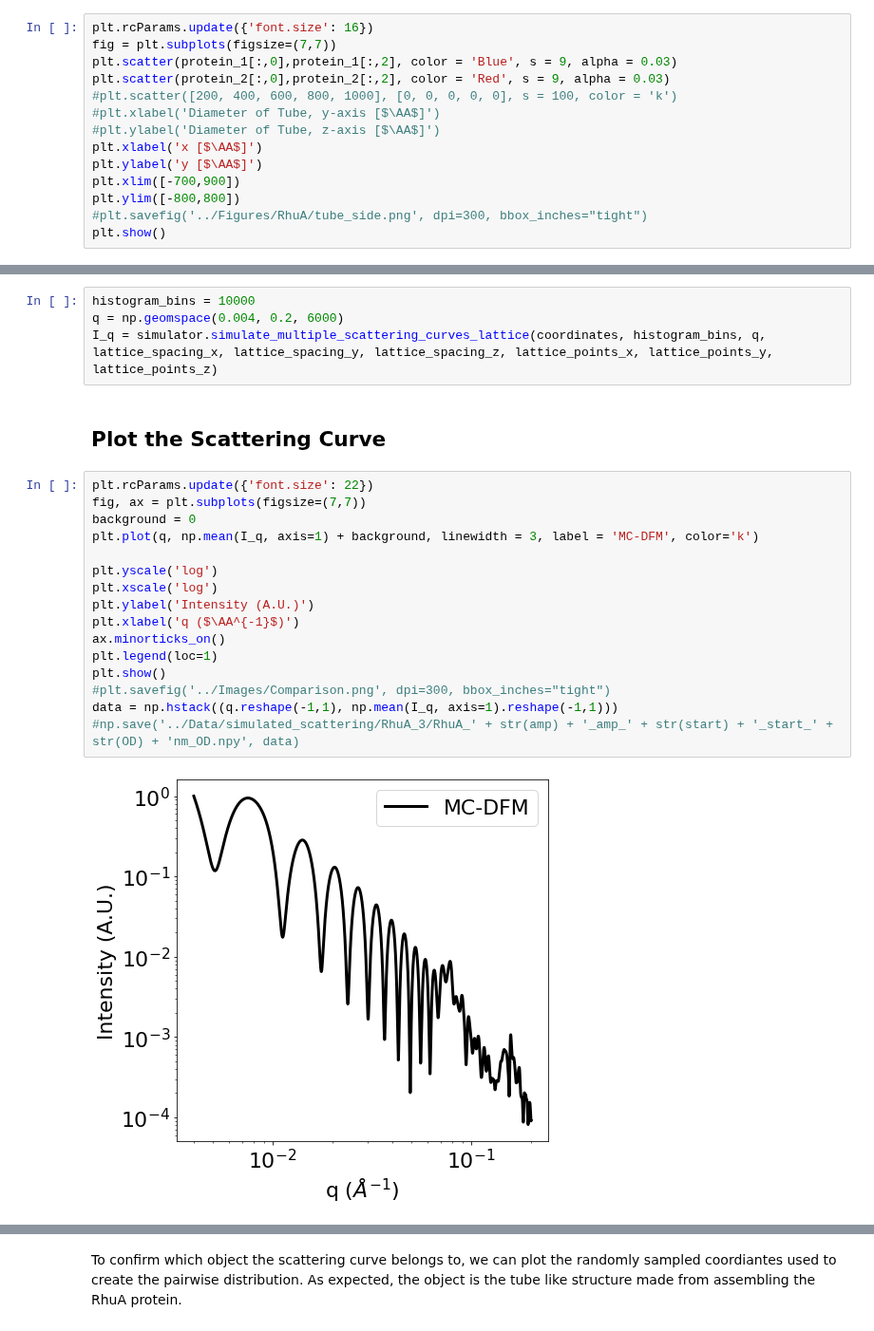
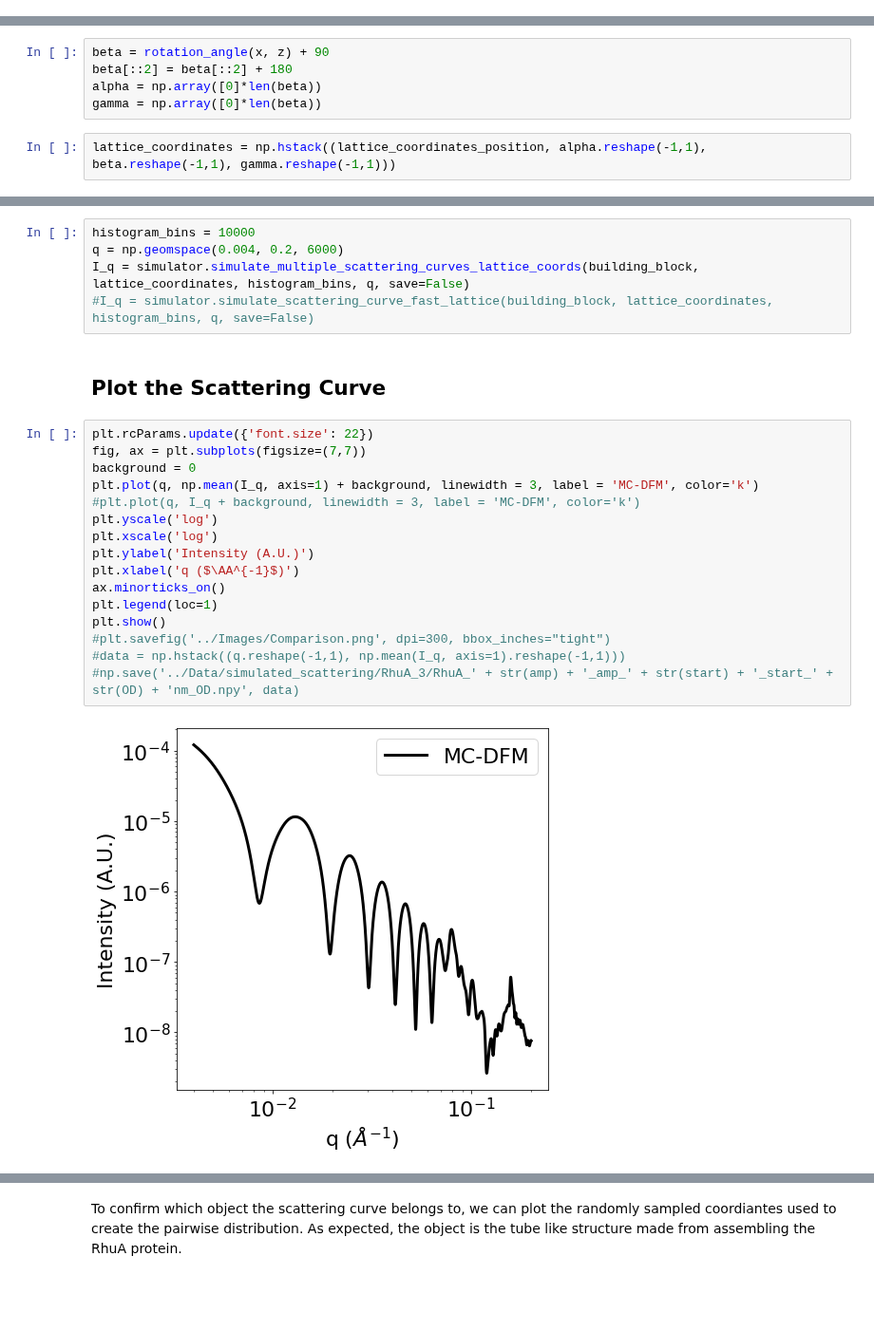
Before and after one commit to pozzo-research-group/MC-DFM, a Jupyter notebook: Notebooks/RhuA Tubes Simulate Scattering Curve.ipynb, the cells around one changed output, grey strips where cells are left out. Shown at 95% size. Cells and saved outputs as stored; diff of their text form; blank space fills up the shorter version.

```diff
--- a/Notebooks/RhuA Tubes Simulate Scattering Curve.ipynb
+++ b/Notebooks/RhuA Tubes Simulate Scattering Curve.ipynb
@@ -227,14 +123,0 @@ protein_2 = coordinates[np.where(np.array(color_lst) == 2)[0], :]
-# %%
-plt.rcParams.update({'font.size': 16})
-fig = plt.subplots(figsize=(7,7))
-plt.scatter(protein_1[:,0],protein_1[:,2], color = 'Blue', s = 9, alpha = 0.03)
-plt.scatter(protein_2[:,0],protein_2[:,2], color = 'Red', s = 9, alpha = 0.03)
-#plt.scatter([200, 400, 600, 800, 1000], [0, 0, 0, 0, 0], s = 100, color = 'k')
-#plt.xlabel('Diameter of Tube, y-axis [$\AA$]')
-#plt.ylabel('Diameter of Tube, z-axis [$\AA$]')
-plt.xlabel('x [$\AA$]')
-plt.ylabel('y [$\AA$]')
-plt.xlim([-700,900])
-plt.ylim([-800,800])
-#plt.savefig('../Figures/RhuA/tube_side.png', dpi=300, bbox_inches="tight")
-plt.show()
@@ -243,2 +126,9 @@ plt.show()
+# %%
+beta = rotation_angle(x, z) + 90
+beta[::2] = beta[::2] + 180
+alpha = np.array([0]*len(beta))
+gamma = np.array([0]*len(beta))
+# %%
+lattice_coordinates = np.hstack((lattice_coordinates_position, alpha.reshape(-1,1), beta.reshape(-1,1), gamma.reshape(-1,1)))
 # %% [markdown]
 ## Sample from the Building Block
@@ -271,24 +154,25 @@ The scattering curve can be calculated from the pairwise distribution. This comm
 # %%
 histogram_bins = 10000
 q = np.geomspace(0.004, 0.2, 6000)
-I_q = simulator.simulate_multiple_scattering_curves_lattice(coordinates, histogram_bins, q, lattice_spacing_x, lattice_spacing_y, lattice_spacing_z, lattice_points_x, lattice_points_y, lattice_points_z)
+I_q = simulator.simulate_multiple_scattering_curves_lattice_coords(building_block, lattice_coordinates, histogram_bins, q, save=False)
+#I_q = simulator.simulate_scattering_curve_fast_lattice(building_block, lattice_coordinates, histogram_bins, q, save=False)
 # %% [markdown]
 ## Plot the Scattering Curve
 # %%
 plt.rcParams.update({'font.size': 22})
 fig, ax = plt.subplots(figsize=(7,7))
 background = 0
 plt.plot(q, np.mean(I_q, axis=1) + background, linewidth = 3, label = 'MC-DFM', color='k')
-
+#plt.plot(q, I_q + background, linewidth = 3, label = 'MC-DFM', color='k')
 plt.yscale('log')
 plt.xscale('log')
 plt.ylabel('Intensity (A.U.)')
 plt.xlabel('q ($\AA^{-1}$)')
 ax.minorticks_on()
 plt.legend(loc=1)
 plt.show()
 #plt.savefig('../Images/Comparison.png', dpi=300, bbox_inches="tight")
-data = np.hstack((q.reshape(-1,1), np.mean(I_q, axis=1).reshape(-1,1)))
+#data = np.hstack((q.reshape(-1,1), np.mean(I_q, axis=1).reshape(-1,1)))
 #np.save('../Data/simulated_scattering/RhuA_3/RhuA_' + str(amp) + '_amp_' + str(start) + '_start_' + str(OD) + 'nm_OD.npy', data)
 # %% [output]
-[figure, old version]
+[figure, new version]
```
Also changed, not shown: parts of 27 cells of this notebook.
